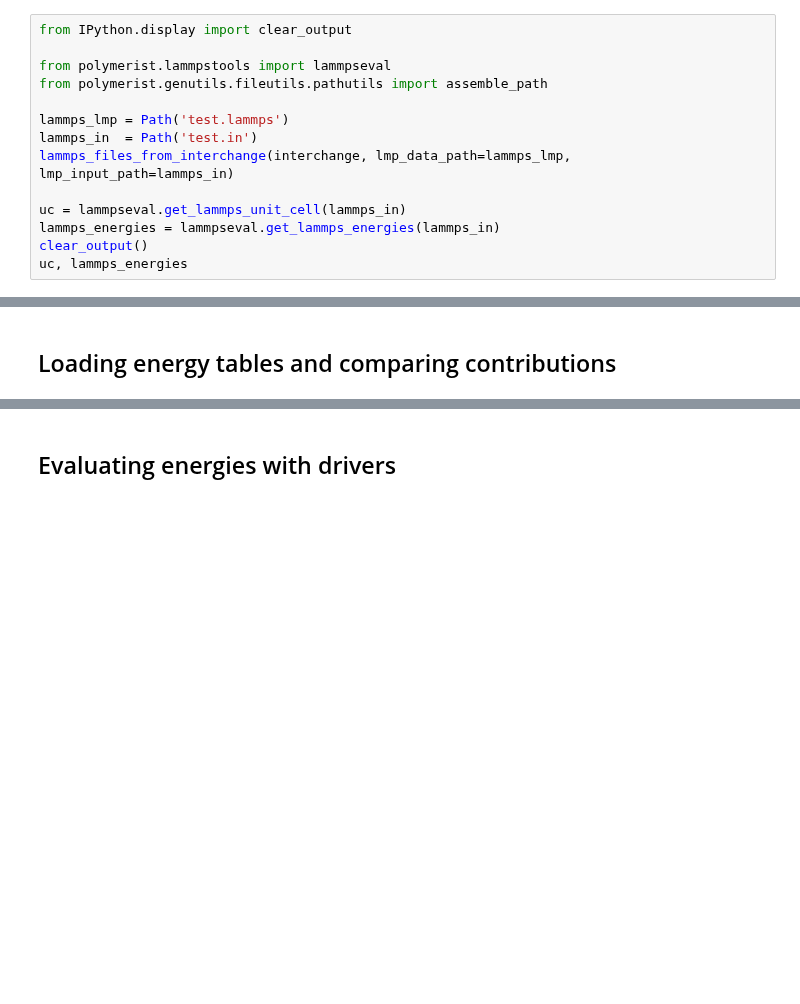
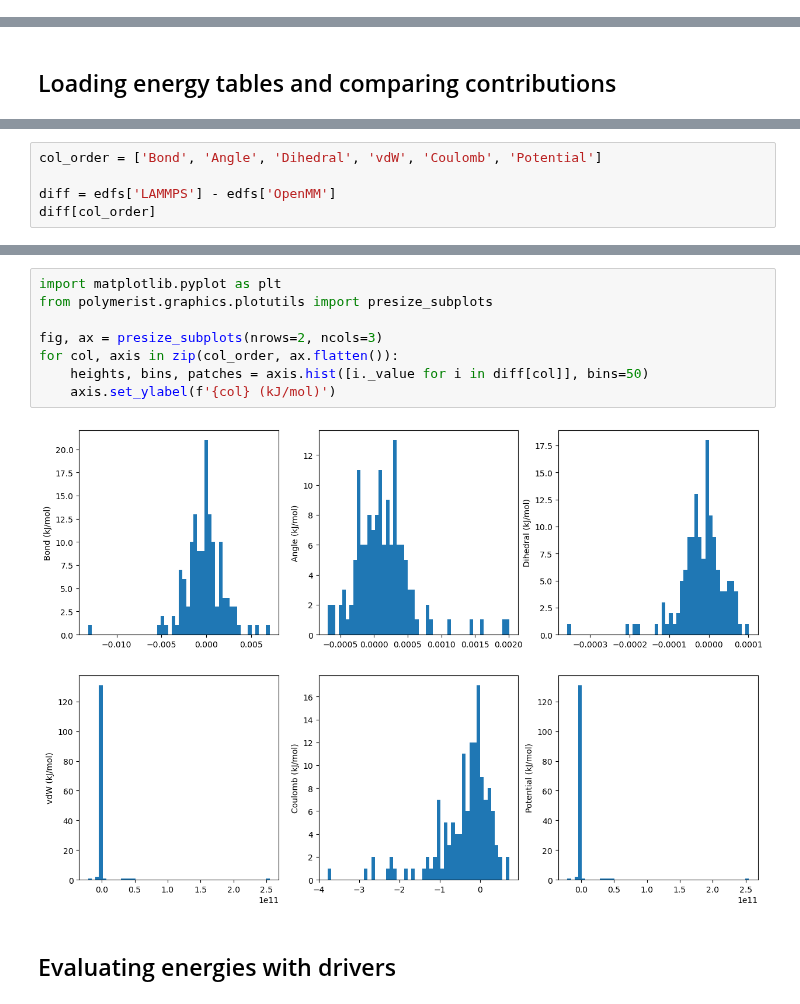
Before and after one commit to timbernat/NREL_polymers, a Jupyter notebook: energy_eval_updated.ipynb, the cells around one changed output, grey strips where cells are left out. Cells and saved outputs as stored; diff of their text form; blank space fills up the shorter version.

```diff
--- a/energy_eval_updated.ipynb
+++ b/energy_eval_updated.ipynb
@@ -225,14 +181,0 @@ mdc.dict()
-# %%
-from IPython.display import clear_output
-
-from polymerist.lammpstools import lammpseval
-from polymerist.genutils.fileutils.pathutils import assemble_path
-
-lammps_lmp = Path('test.lammps')
-lammps_in  = Path('test.in')
-lammps_files_from_interchange(interchange, lmp_data_path=lammps_lmp, lmp_input_path=lammps_in)
-
-uc = lammpseval.get_lammps_unit_cell(lammps_in)
-lammps_energies = lammpseval.get_lammps_energies(lammps_in)
-clear_output()
-uc, lammps_energies
@@ -661,0 +353,5 @@ omm_redux
+# %%
+col_order = ['Bond', 'Angle', 'Dihedral', 'vdW', 'Coulomb', 'Potential']
+
+diff = edfs['LAMMPS'] - edfs['OpenMM']
+diff[col_order]
@@ -662,3 +421,13 @@ omm_redux
+# %%
+import matplotlib.pyplot as plt
+from polymerist.graphics.plotutils import presize_subplots
+
+fig, ax = presize_subplots(nrows=2, ncols=3)
+for col, axis in zip(col_order, ax.flatten()):
+    heights, bins, patches = axis.hist([i._value for i in diff[col]], bins=50)
+    axis.set_ylabel(f'{col} (kJ/mol)')
+# %% [output]
+[figure, added]
 # %% [markdown]
 ## Evaluating energies with drivers
 # %%
```
Also changed, not shown: parts of 34 cells of this notebook.
